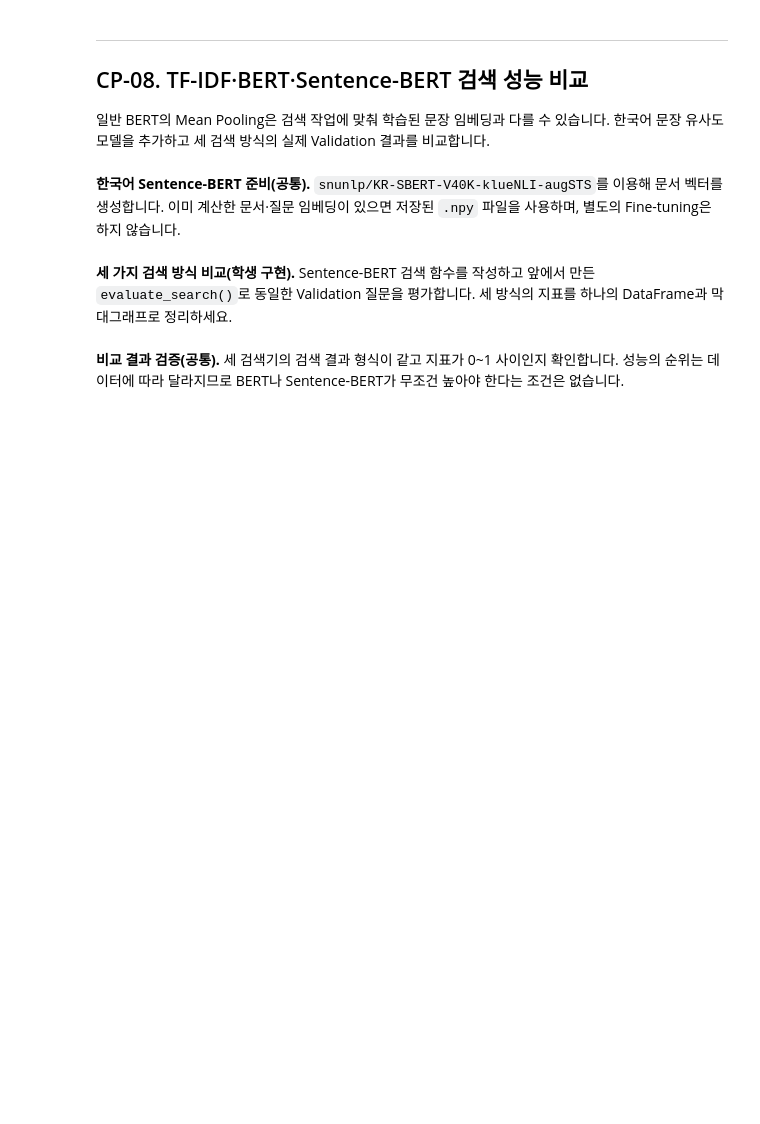
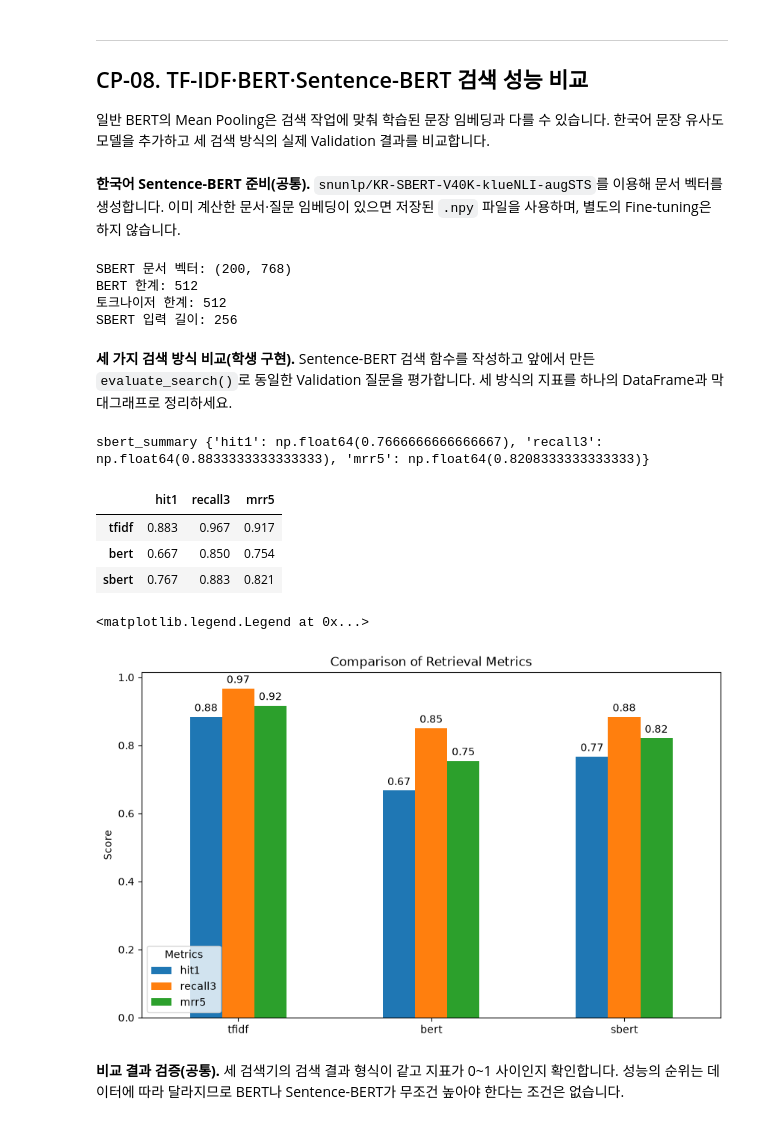
Before and after one commit to Terence20t/ai-mini-project, a Jupyter notebook: mini-project-02/code/NLP_BERT_MiniProject_Student.ipynb, the cells around one changed output. Saved outputs shown, nothing was run; the diff lists cells and outputs as text; code cells hidden in the pictures; blank space fills up the shorter version.

```diff
--- a/mini-project-02/code/NLP_BERT_MiniProject_Student.ipynb
+++ b/mini-project-02/code/NLP_BERT_MiniProject_Student.ipynb
@@ -318,3 +318,10 @@ valid_overlap.to_csv(TABLES / 'cp01_validation_overlap.csv', index=False, encodi
 | 51 | QV052 | 한국전쟁은 남한이 일으켰다고 주장한 사람은? | 0.200 |
 | 50 | QV051 | 누구나 쇼핑몰을 할 수 있게 된 것 같은 변화가 제조업에서도... | 0.217 |
 | 8 | QV009 | 영국은 어느나라와의 싸움에서 승리해 코이누르 보석을 습득했나요? | 0.227 |
+# %%
+low5 = valid_overlap.sort_values('overlap').head(5)      # 겹침이 가장 낮은 질문 5개
+for row in low5.itertuples():
+    print(row.query_id, '| 겹침', round(row.overlap, 3))
+    print('질문:', row.question)
+    print('정답 문단:', _doc_text[row.relevant_doc_id])   # 그 질문의 정답 문단 본문
+    print('-' * 80)
@@ -749,23 +825,66 @@ assert len(sbert_doc_vectors) == len(corpus_df)
 assert len(sbert_valid_vectors) == len(valid_df)
 sbert_query_cache = {str(q): v for q, v in zip(valid_df['question'], sbert_valid_vectors)}
 print('SBERT 문서 벡터:', sbert_doc_vectors.shape)
+
+print("BERT 한계:", bert_model.config.max_position_embeddings)
+print("토크나이저 한계:", tokenizer.model_max_length)
+print("SBERT 입력 길이:", sbert_model.max_seq_length)
+# %% [output]
+SBERT 문서 벡터: (200, 768)
+BERT 한계: 512
+토크나이저 한계: 512
+SBERT 입력 길이: 256
 # %% [markdown]
 **세 가지 검색 방식 비교(학생 구현).** Sentence-BERT 검색 함수를 작성하고 앞에서 만든 `evaluate_search()`로 동일한 Validation 질문을 평가합니다. 세 방식의 지표를 하나의 DataFrame과 막대그래프로 정리하세요.
 # %%
 # [학생 구현] CP-08 — Sentence-BERT 검색 + 성능 비교
 
 def search_sbert(query, k=5):
     query = str(query)
     # TODO 8-1. sbert_query_cache에 query가 있으면 캐시를, 없으면 sbert_model.encode()를 사용하세요.
+    if query in sbert_query_cache:
+        query_vector = sbert_query_cache[query]
+    else:
+        query_vector = sbert_model.encode([query], normalize_embeddings=True, convert_to_numpy=True)[0]
+        sbert_query_cache[query] = query_vector
+
     # TODO 8-2. 질문 벡터와 sbert_doc_vectors의 코사인 유사도를 계산하고 top_k_results()로 검색 결과를 반환하세요.
-    raise NotImplementedError('CP-08 SBERT 검색을 구현하세요.')
+    # raise NotImplementedError('CP-08 SBERT 검색을 구현하세요.')
+    scores = cosine_scores(query_vector, sbert_doc_vectors)
+    return top_k_results(scores, corpus_df, k)
 
 # TODO 8-3. evaluate_search(search_sbert, valid_df)로 SBERT Validation을 평가하고
 #           결과를 sbert_summary, sbert_detail이라는 이름으로 받으세요.
+sbert_summary, sbert_detail = evaluate_search(search_sbert, valid_df)
+print("sbert_summary", sbert_summary)
 # TODO 8-4. tfidf_summary, bert_summary, sbert_summary를 comparison_df로 만드세요.
 #             행: tfidf, bert, sbert / 열: hit1, recall3, mrr5
+comparison_df = pd.DataFrame({
+    'hit1': [tfidf_summary['hit1'], bert_summary['hit1'], sbert_summary['hit1']],
+    'recall3': [tfidf_summary['recall3'], bert_summary['recall3'], sbert_summary['recall3']],
+    'mrr5': [tfidf_summary['mrr5'], bert_summary['mrr5'], sbert_summary['mrr5']]
+}, index=['tfidf', 'bert', 'sbert'])
+display(comparison_df.round(3))
+
 # TODO 8-5. comparison_df를 cp08_validation_comparison.csv로 저장하고 막대그래프를 그리세요.
-raise NotImplementedError('CP-08 세 검색 방식의 성능을 비교하세요.')
+# raise NotImplementedError('CP-08 세 검색 방식의 성능을 비교하세요.')
+comparison_df.to_csv(TABLES / 'cp08_validation_comparison.csv', index=True, encoding='utf-8-sig')
+ax = comparison_df.plot(kind='bar', figsize=(10, 6))
+
+plt.title('Comparison of Retrieval Metrics')
+plt.ylabel('Score')
+for bars in ax.containers:
+    ax.bar_label(bars, fmt="%.2f", padding=3)
+plt.xticks(rotation=0)
+plt.legend(title='Metrics')
+# %% [output]
+sbert_summary {'hit1': np.float64(0.7666666666666667), 'recall3': np.float64(0.8833333333333333), 'mrr5': np.float64(0.8208333333333333)}
+|  | hit1 | recall3 | mrr5 |
+| tfidf | 0.883 | 0.967 | 0.917 |
+| bert | 0.667 | 0.850 | 0.754 |
+| sbert | 0.767 | 0.883 | 0.821 |
+<matplotlib.legend.Legend at 0x...>
+[figure, added]
 # %% [markdown]
 **비교 결과 검증(공통).** 세 검색기의 검색 결과 형식이 같고 지표가 0~1 사이인지 확인합니다. 성능의 순위는 데이터에 따라 달라지므로 BERT나 Sentence-BERT가 무조건 높아야 한다는 조건은 없습니다.
 # %%
```
Also changed, not shown: parts of 18 cells of this notebook, 17 other files.
